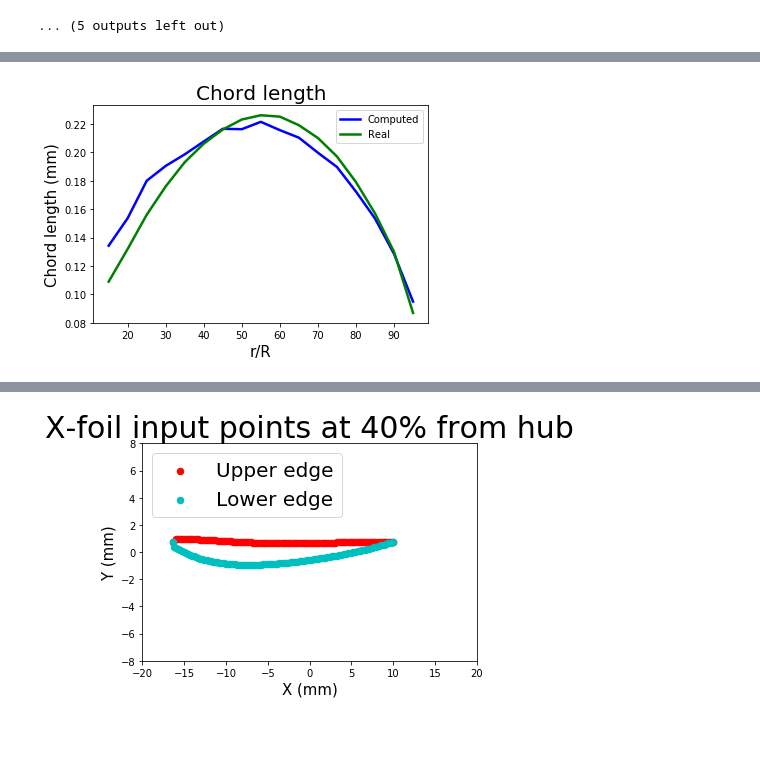
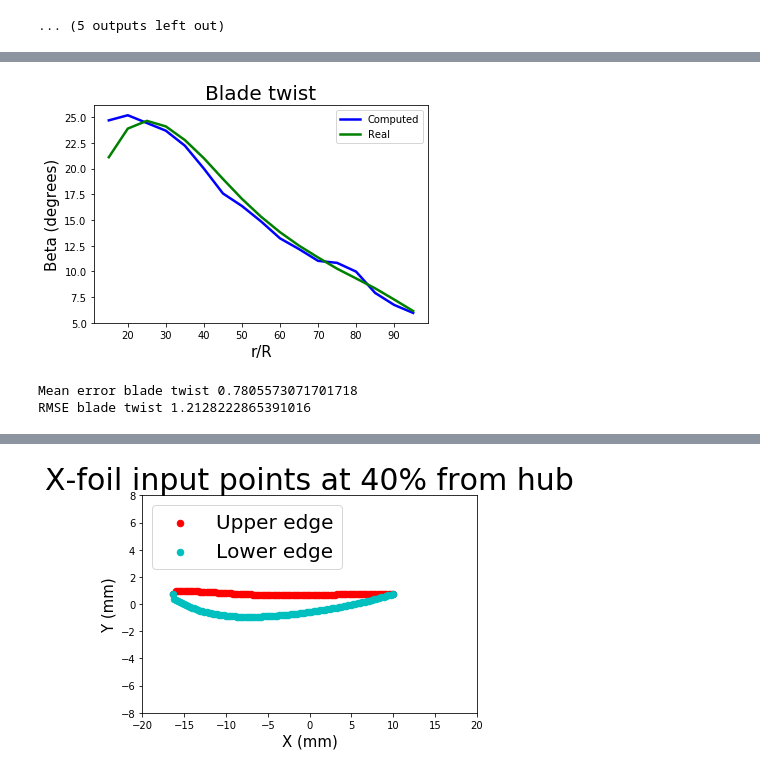
Before and after one commit to PaulineMauryL/PropellerProject, a Jupyter notebook: Xfoil.ipynb, the cells around one changed output, grey strips where cells are left out. Drawn from its saved outputs; the diff is of its cells as text; code cells hidden in the pictures; blank space fills up the shorter version.

Commit message:
added error metric

```diff
--- a/Xfoil.ipynb
+++ b/Xfoil.ipynb
@@ -21,3 +18,6 @@ import sys
+# %%
+theoretical_bt = [21.11, 23.9, 24.65, 24.11, 22.78, 21.01, 19, 17.06, 15.33, 13.82, 12.51, 11.36, 10.27, 9.32, 8.36, 7.27, 6.15, 5.04]
+theoretical_cl = [0.109, 0.132, 0.156, 0.176, 0.193, 0.206, 0.216, 0.223, 0.226, 0.225, 0.219, 0.21, 0.197, 0.179, 0.157, 0.13, 0.087, 0.042]
 # %%
 propeller = pd.read_csv('propeller_data.csv')
 # %%
@@ -129,4 +112,12 @@ plot_blade_twist_comparison(blade_twist, positions[:-1])
-# %%
-plot_chord_length_comparison(chord_length_normalized, positions[:-1])
-# %% [output]
-[figure, removed]
+# %%
+plot_blade_twist_comparison(blade_twist, theoretical_bt[:-1], positions[:-1])
+
+error_blade_twist = param_mean_error(blade_twist, theoretical_bt[:-1])
+print("Mean error blade twist " + str(error_blade_twist))
+
+rmse_blade_twist = param_RMSE(blade_twist, theoretical_bt[:-1])
+print("RMSE blade twist " + str(rmse_blade_twist))
+# %% [output]
+[figure, added]
+Mean error blade twist 0.7805573071701718
+RMSE blade twist 1.2128222865391016
```
Also changed, not shown: parts of 6 cells of this notebook, 4 other files.
